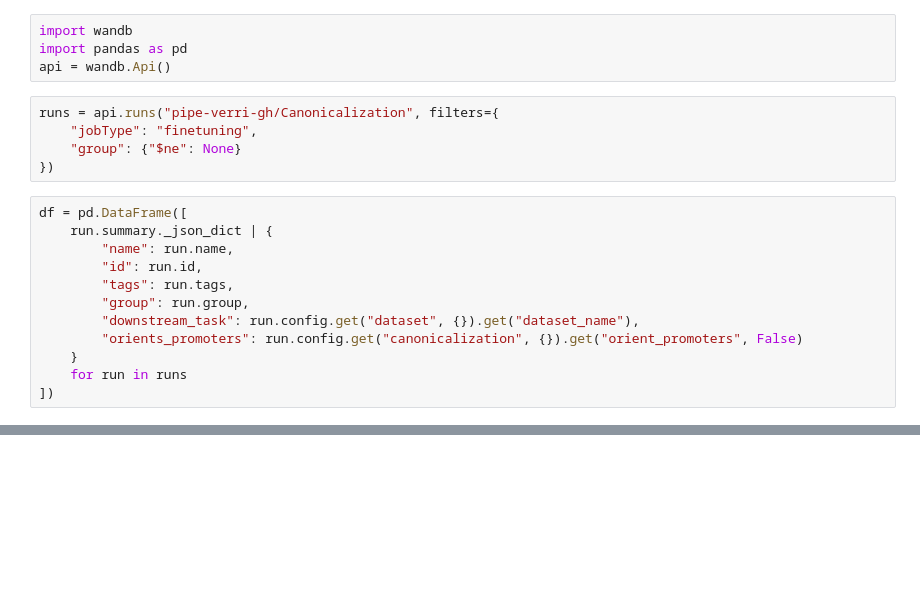
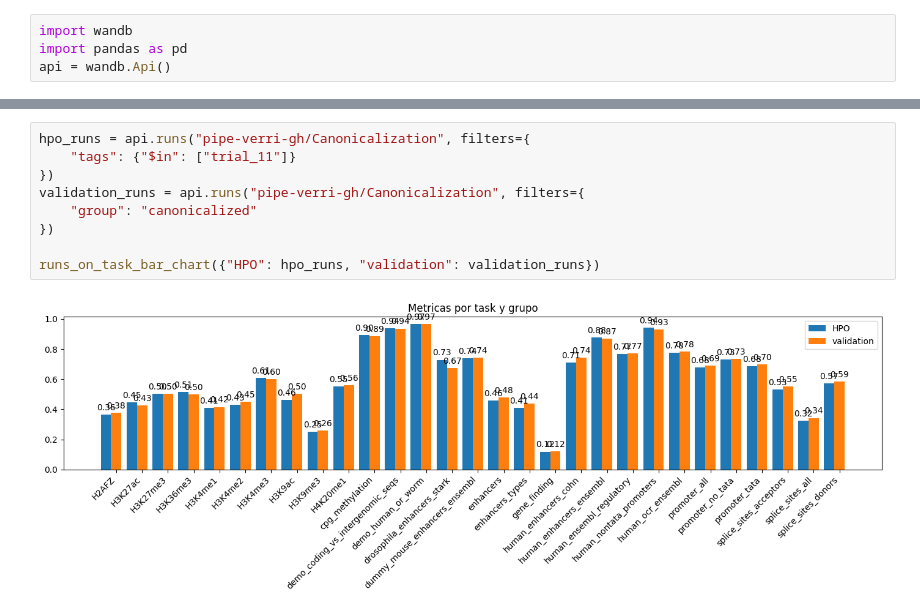
Before and after one commit to PipeVerri/Canonicalization, a Jupyter notebook: convnova/notebooks/wandb_analysis/check_canonicalization_strategies.ipynb, the cells around one changed output, grey strips where cells are left out. Drawn from its saved outputs; the diff is of its cells as text; blank space fills up the shorter version.

```diff
--- a/convnova/notebooks/wandb_analysis/check_canonicalization_strategies.ipynb
+++ b/convnova/notebooks/wandb_analysis/check_canonicalization_strategies.ipynb
@@ -2,23 +2,6 @@
 import wandb
 import pandas as pd
 api = wandb.Api()
-# %%
-runs = api.runs("pipe-verri-gh/Canonicalization", filters={
-    "jobType": "finetuning",
-    "group": {"$ne": None}
-})
-# %%
-df = pd.DataFrame([
-    run.summary._json_dict | {
-        "name": run.name,
-        "id": run.id,
-        "tags": run.tags,
-        "group": run.group,
-        "downstream_task": run.config.get("dataset", {}).get("dataset_name"),
-        "orients_promoters": run.config.get("canonicalization", {}).get("orient_promoters", False)
-    }
-    for run in runs
-])
 # %%
 import matplotlib.pyplot as plt
 import numpy as np
@@ -97,0 +69,11 @@ plt.show()
+# %%
+hpo_runs = api.runs("pipe-verri-gh/Canonicalization", filters={
+    "tags": {"$in": ["trial_11"]}
+})
+validation_runs = api.runs("pipe-verri-gh/Canonicalization", filters={
+    "group": "canonicalized"
+})
+
+runs_on_task_bar_chart({"HPO": hpo_runs, "validation": validation_runs})
+# %% [output]
+[figure, added]
```
Also changed, not shown: parts of 2 cells of this notebook, 12 other files.
